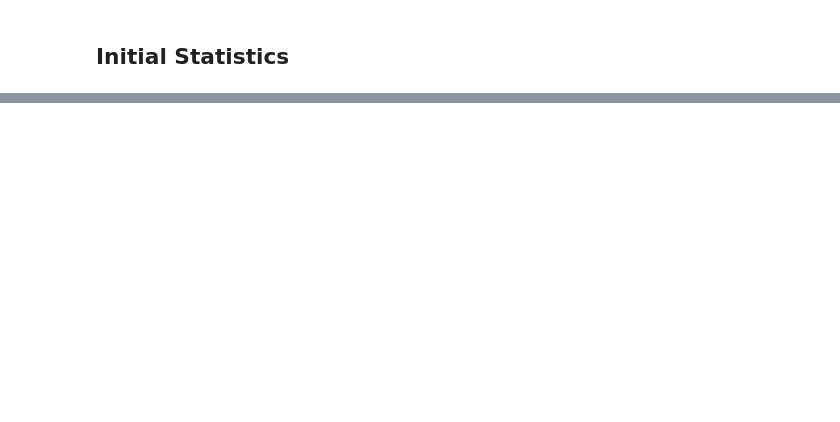
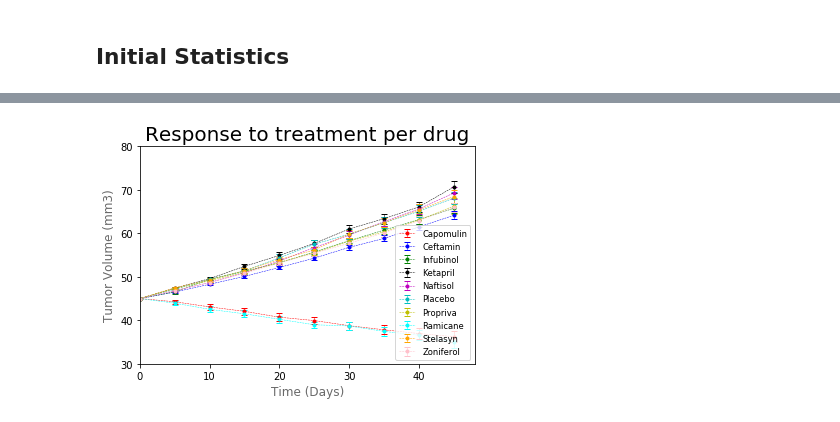
Before and after one commit to Linadavila/matplotlib-challenge, a Jupyter notebook: Pymaceuticals_code.ipynb, the cells around one changed output, grey strips where cells are left out. Drawn from its saved outputs; the diff is of its cells as text; code cells hidden in the pictures; blank space fills up the shorter version.

```diff
--- a/Pymaceuticals_code.ipynb
+++ b/Pymaceuticals_code.ipynb
@@ -436,0 +73,12 @@ The correlation between mouse weight and the average tumor volume is 0.84
+# %%
+# SEM Tumor volume changes over time per treatment
+
+data_by_drug_sem = clinical_data_complete.groupby(["Drug Regimen","Timepoint"]).sem()["Tumor Volume (mm3)"]
+
+data_by_drug_sem = pd.DataFrame(data_by_drug_sem)
+
+data_by_drug_sem = data_by_drug_sem.reset_index()
+data_by_drug_sem = data_by_drug_sem.set_index('Drug Regimen')
+
+
+data_by_drug_sem
@@ -436,0 +100,75 @@ The correlation between mouse weight and the average tumor volume is 0.84
+# %%
+#scatter plot
+
+#Capomulin
+data_by_drug_mean_Capomulin = data_by_drug_mean.loc[data_by_drug_mean.index == "Capomulin"]
+data_by_drug_sem_Capomulin = data_by_drug_sem.loc[data_by_drug_mean.index == "Capomulin"]
+
+plt.errorbar(data_by_drug_mean_Capomulin['Timepoint'], data_by_drug_mean_Capomulin['Tumor Volume (mm3)'], yerr=data_by_drug_sem_Capomulin['Tumor Volume (mm3)'], marker="o", color="r", markersize=3,linestyle="dashed", linewidth=0.50, capsize=3, label="Capomulin")
+
+#Ceftamin
+data_by_drug_mean_Ceftamin = data_by_drug_mean.loc[data_by_drug_mean.index == "Ceftamin"]
+data_by_drug_sem_Ceftamin = data_by_drug_sem.loc[data_by_drug_sem.index == "Ceftamin"]
+
+plt.errorbar(data_by_drug_mean_Ceftamin['Timepoint'], data_by_drug_mean_Ceftamin['Tumor Volume (mm3)'], yerr=data_by_drug_sem_Ceftamin['Tumor Volume (mm3)'], marker="o", color="b", markersize=3,linestyle="dashed", linewidth=0.50, capsize=3, label="Ceftamin")
+
+#Infubinol
+data_by_drug_mean_Infubinol = data_by_drug_mean.loc[data_by_drug_mean.index == "Infubinol"]
+data_by_drug_sem_Infubinol = data_by_drug_sem.loc[data_by_drug_sem.index == "Infubinol"]
+
+plt.errorbar(data_by_drug_mean_Infubinol['Timepoint'], data_by_drug_mean_Infubinol['Tumor Volume (mm3)'], yerr=data_by_drug_sem_Infubinol['Tumor Volume (mm3)'], marker="o", color="g", markersize=3,linestyle="dashed", linewidth=0.50, capsize=3, label="Infubinol")
+
+#Ketapril
+data_by_drug_mean_Ketapril = data_by_drug_mean.loc[data_by_drug_mean.index == "Ketapril"]
+data_by_drug_sem_Ketapril = data_by_drug_sem.loc[data_by_drug_sem.index == "Ketapril"]
+
+plt.errorbar(data_by_drug_mean_Ketapril['Timepoint'], data_by_drug_mean_Ketapril['Tumor Volume (mm3)'], yerr=data_by_drug_sem_Ketapril['Tumor Volume (mm3)'], marker="o", color="k", markersize=3,linestyle="dashed", linewidth=0.50, capsize=3, label="Ketapril")
+
+#Naftisol
+data_by_drug_mean_Naftisol = data_by_drug_mean.loc[data_by_drug_mean.index == "Naftisol"]
+data_by_drug_sem_Naftisol = data_by_drug_sem.loc[data_by_drug_sem.index == "Naftisol"]
+
+plt.errorbar(data_by_drug_mean_Naftisol['Timepoint'], data_by_drug_mean_Naftisol['Tumor Volume (mm3)'], yerr=data_by_drug_sem_Naftisol['Tumor Volume (mm3)'], marker="o", color="m", markersize=3,linestyle="dashed", linewidth=0.50, capsize=3, label="Naftisol")
+
+#Placebo
+data_by_drug_mean_Placebo = data_by_drug_mean.loc[data_by_drug_mean.index == "Placebo"]
+data_by_drug_sem_Placebo = data_by_drug_sem.loc[data_by_drug_sem.index == "Placebo"]
+
+plt.errorbar(data_by_drug_mean_Placebo['Timepoint'], data_by_drug_mean_Placebo['Tumor Volume (mm3)'], yerr=data_by_drug_sem_Placebo['Tumor Volume (mm3)'], marker="o", color="c", markersize=3,linestyle="dashed", linewidth=0.50, capsize=3, label="Placebo")
+
+#Propriva
+data_by_drug_mean_Propriva = data_by_drug_mean.loc[data_by_drug_mean.index == "Propriva"]
+data_by_drug_sem_Propriva = data_by_drug_sem.loc[data_by_drug_sem.index == "Propriva"]
+
+plt.errorbar(data_by_drug_mean_Propriva['Timepoint'], data_by_drug_mean_Propriva['Tumor Volume (mm3)'], yerr=data_by_drug_sem_Propriva['Tumor Volume (mm3)'], marker="o", color="y", markersize=3,linestyle="dashed", linewidth=0.50, capsize=3, label="Propriva")
+
+#Ramicane
+data_by_drug_mean_Ramicane = data_by_drug_mean.loc[data_by_drug_mean.index == "Ramicane"]
+data_by_drug_sem_Ramicane = data_by_drug_sem.loc[data_by_drug_sem.index == "Ramicane"]
+
+plt.errorbar(data_by_drug_mean_Ramicane['Timepoint'], data_by_drug_mean_Ramicane['Tumor Volume (mm3)'], yerr=data_by_drug_sem_Ramicane['Tumor Volume (mm3)'], marker="o", color="aqua", markersize=3,linestyle="dashed", linewidth=0.50, capsize=3, label="Ramicane")
+
+#Stelasyn
+data_by_drug_mean_Stelasyn = data_by_drug_mean.loc[data_by_drug_mean.index == "Stelasyn"]
+data_by_drug_sem_Stelasyn = data_by_drug_sem.loc[data_by_drug_sem.index == "Stelasyn"]
+
+plt.errorbar(data_by_drug_mean_Stelasyn['Timepoint'], data_by_drug_mean_Stelasyn['Tumor Volume (mm3)'], yerr=data_by_drug_sem_Stelasyn['Tumor Volume (mm3)'], marker="o", color="orange", markersize=3,linestyle="dashed", linewidth=0.50, capsize=3, label="Stelasyn")
+
+#Zoniferol
+data_by_drug_mean_Zoniferol = data_by_drug_mean.loc[data_by_drug_mean.index == "Zoniferol"]
+data_by_drug_sem_Zoniferol = data_by_drug_sem.loc[data_by_drug_sem.index == "Zoniferol"]
+
+plt.errorbar(data_by_drug_mean_Zoniferol['Timepoint'], data_by_drug_mean_Zoniferol['Tumor Volume (mm3)'], yerr=data_by_drug_sem_Zoniferol['Tumor Volume (mm3)'], marker="o", color="pink", markersize=3,linestyle="dashed", linewidth=0.50, capsize=3, label="Zoniferol")
+
+
+plt.xlabel('Time (Days)',fontsize=12,color='#696969')
+plt.ylabel('Tumor Volume (mm3)',fontsize=12,color='#696969')
+plt.title("Response to treatment per drug", fontsize=20)
+plt.ylim(30,80)
+plt.xlim(0,48)
+plt.legend(loc="best", fontsize="small", fancybox = True)
+
+plt.savefig("./Analysis/Treatment_response.png")
+plt.show()
+# %% [output]
+[figure, added]
```
Also changed, not shown: parts of 44 cells of this notebook, 5 other files.
